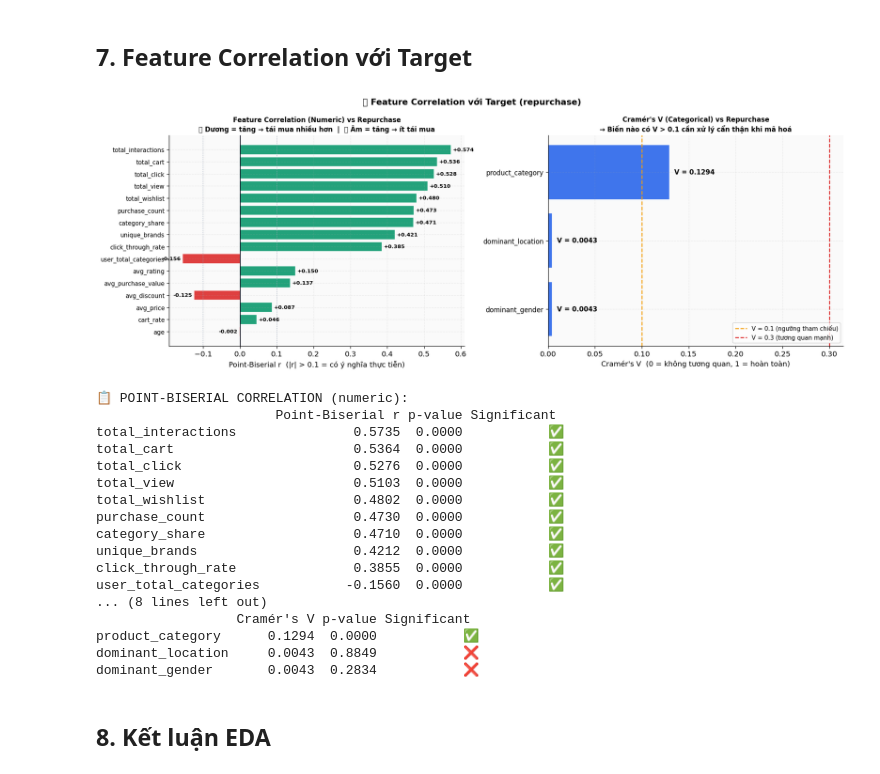
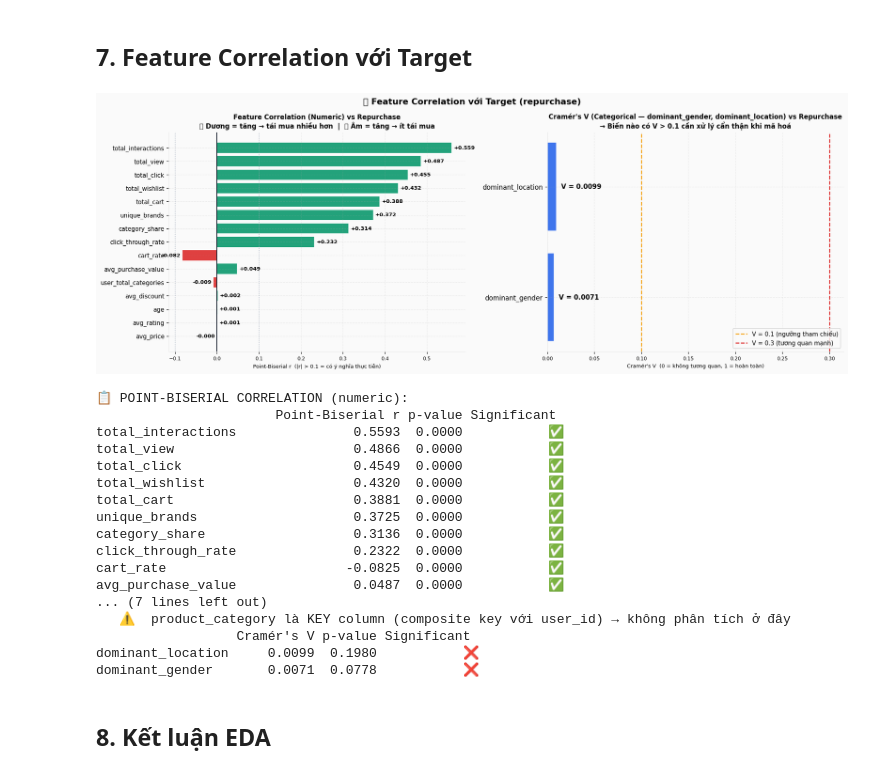
Before and after one commit to TranThiNgocVy/MOCK_PROJECT-NHOM2, a Jupyter notebook: 2_Exploratory_Data_Analysis.ipynb, the cells around one changed output. Saved outputs shown, nothing was run; the diff lists cells and outputs as text; code cells hidden in the pictures.

Commit message:
loai bo feature gay leakage data

```diff
--- a/2_Exploratory_Data_Analysis.ipynb
+++ b/2_Exploratory_Data_Analysis.ipynb
@@ -298,8 +510,8 @@ cart_rate               -0.0825
 # %%
 # ============================================================
 # SECTION 5: Categorical features vs repurchase
-# Màu: PAL['neg']/PAL['pos'] cho phân rã class
-#      Bars "tỷ lệ tái mua": gradient xanh/đỏ theo giá trị vs mean
+# Màu: PALETTE[0]/PALETTE[1] cho phân rã class (hồng / xanh VI)
+#      Bars "tỷ lệ tái mua": hồng/xanh theo giá trị vs mean
 # ============================================================
 cat_features = ['product_category', 'dominant_gender', 'dominant_location']
 
@@ -327,10 +539,10 @@ for col in cat_features:
 
     y_pos = np.arange(len(cross_pct))
     axes[0].barh(y_pos, cross_pct['Không tái mua (0)'],
-                 color=PAL['neg'], edgecolor='white', alpha=0.85, label='Không tái mua (0)')
+                 color=PALETTE[0], edgecolor=PALETTE_EDGE[0], linewidth=0.5, alpha=0.92, label='Không tái mua (0)')
     axes[0].barh(y_pos, cross_pct['Tái mua (1)'],
                  left=cross_pct['Không tái mua (0)'],
-                 color=PAL['pos'], edgecolor='white', alpha=0.85, label='Tái mua (1)')
+                 color=PALETTE[1], edgecolor=PALETTE_EDGE[1], linewidth=0.5, alpha=0.92, label='Tái mua (1)')
     axes[0].set_yticks(y_pos)
     axes[0].set_yticklabels(cross_pct.index, fontsize=9)
     axes[0].set_xlabel('% khách hàng')
@@ -342,7 +554,7 @@ for col in cat_features:
     axes[0].set_facecolor('#FAFAFA')
 
     # ── Panel phải: Tỷ lệ tái mua — màu theo trên/dưới trung bình ─────────
-    bar_colors = [PAL['pos'] if v > overall_mean else PAL['neg']
+    bar_colors = [PALETTE[1] if v > overall_mean else PALETTE[0]
                   for v in repurchase_rate.values]
     bars = axes[1].barh(np.arange(len(repurchase_rate)),
                         repurchase_rate.values * 100,
@@ -356,7 +568,7 @@ for col in cat_features:
         axes[1].text(val + 0.4, bar.get_y() + bar.get_height() / 2,
                      f'{val:.1f}%', va='center', fontsize=9, fontweight='bold')
     axes[1].set_xlabel('Tỷ lệ tái mua (%)')
-    axes[1].set_title(f'Tỷ lệ Tái Mua theo {col}\n🟢 Trên TB = nhóm khách hàng tiềm năng',
+    axes[1].set_title(f'Tỷ lệ Tái Mua theo {col}\n🔵 Trên TB (xanh) = nhóm khách hàng tiềm năng',
                       fontsize=10, fontweight='bold')
     axes[1].legend(fontsize=9)
     axes[1].set_facecolor('#FAFAFA')
@@ -380,7 +592,7 @@ for col in cat_features:
 # %%
 # ============================================================
 # SECTION 6: Outlier detection — Boxplot by repurchase
-# Màu: PAL['neg']/PAL['pos'] nhất quán (không thay đổi)
+# Màu: PALETTE[0]/PALETTE[1] — VI class colors (hồng / xanh pastel)
 # NOTE: purchase_count đã xóa → thay bằng total_interactions
 # ============================================================
 outlier_cols = ['cart_rate', 'click_through_rate', 'avg_purchase_value',
@@ -404,19 +616,19 @@ for i, col in enumerate(outlier_cols):
         capprops=dict(linewidth=1.2),
         flierprops=dict(marker='o', markersize=2, alpha=0.4)
     )
-    # Tô màu nhất quán PAL
-    bp['boxes'][0].set_facecolor(PAL['neg'] + '30')
-    bp['boxes'][0].set_edgecolor(PAL['neg'])
-    bp['fliers'][0].set_markerfacecolor(PAL['neg'])
-    bp['boxes'][1].set_facecolor(PAL['pos'] + '30')
-    bp['boxes'][1].set_edgecolor(PAL['pos'])
-    bp['fliers'][1].set_markerfacecolor(PAL['pos'])
+    # Tô màu theo Visual Identity (hồng / xanh)
+    bp['boxes'][0].set_facecolor(PALETTE[0])
+    bp['boxes'][0].set_edgecolor(PALETTE_EDGE[0])
+    bp['fliers'][0].set_markerfacecolor(PALETTE_EDGE[0])
+    bp['boxes'][1].set_facecolor(PALETTE[1])
+    bp['boxes'][1].set_edgecolor(PALETTE_EDGE[1])
+    bp['fliers'][1].set_markerfacecolor(PALETTE_EDGE[1])
 
     ax.set_title(col, fontsize=11, fontweight='bold')
     ax.set_facecolor('#FAFAFA')
 
     # IQR outlier count per class
-    for data, label_str, color in [(data_0, '0', PAL['neg']), (data_1, '1', PAL['pos'])]:
+    for data, label_str, color in [(data_0, '0', PALETTE_EDGE[0]), (data_1, '1', PALETTE_EDGE[1])]:
         q1, q3 = data.quantile(0.25), data.quantile(0.75)
         iqr = q3 - q1
         n_out = ((data < q1 - 1.5*iqr) | (data > q3 + 1.5*iqr)).sum()
@@ -429,7 +641,7 @@ for i, col in enumerate(outlier_cols):
         ax.legend(fontsize=8)
 
 plt.suptitle('Outlier Detection — Boxplot theo Repurchase\n'
-             '🔴 Không tái mua  |  🟢 Tái mua  |  cart_rate > 1 là HỢP LỆ (direct-to-cart)\n'
+             '🩷 Không tái mua  |  🔵 Tái mua  |  cart_rate > 1 là HỢP LỆ (direct-to-cart)\n'
              '⚠️ purchase_count không có trong dataset (đã xóa — anti-leakage)',
              fontsize=13, fontweight='bold')
 plt.tight_layout()
@@ -483,8 +695,9 @@ pb_df = pd.DataFrame(pb_results).T.sort_values('Point-Biserial r', key=abs, asce
 pb_df['Point-Biserial r'] = pb_df['Point-Biserial r'].astype(float)
 
 # --- Cramér's V cho categorical ---
+# ⚠️  product_category là KEY column (composite key với user_id) → KHÔNG phân tích như feature
 cramers_results = {}
-for col in ['dominant_gender', 'dominant_location', 'product_category']:
+for col in ['dominant_gender', 'dominant_location']:
     contingency = pd.crosstab(df[col], df['repurchase'])
     chi2, pval, _, _ = stats.chi2_contingency(contingency)
     n = contingency.sum().sum()
@@ -525,53 +738,54 @@ axes[0].set_facecolor('#FAFAFA')
 # ── Panel phải: Cramér's V ────────────────────────────────────────────────────
 cramers_vals = cramers_df["Cramér's V"].astype(float)
 # Dùng PAL['primary'] (xanh dương đậm) — metric đơn, không có chiều dương/âm
 cr_colors = [PAL['primary']] * len(cramers_vals)
 bars2 = axes[1].barh(range(len(cramers_vals)), cramers_vals.values[::-1],
                      color=cr_colors, edgecolor='white', alpha=0.88)
 axes[1].set_yticks(range(len(cramers_vals)))
 axes[1].set_yticklabels(cramers_vals.index[::-1], fontsize=10)
 axes[1].axvline(0.1, color=PAL['warning'], linewidth=1.5, linestyle='--',
                 label='V = 0.1 (ngưỡng tham chiếu)')
 axes[1].axvline(0.3, color=PAL['neg'],     linewidth=1.5, linestyle='--',
                 label='V = 0.3 (tương quan mạnh)')
 for bar, val in zip(bars2, cramers_vals.values[::-1]):
     axes[1].text(val + 0.005, bar.get_y() + bar.get_height()/2,
                  f'V = {val:.4f}', va='center', fontsize=10, fontweight='bold')
 axes[1].set_xlabel("Cramér's V  (0 = không tương quan, 1 = hoàn toàn)")
-axes[1].set_title("Cramér's V (Categorical) vs Repurchase\n"
+axes[1].set_title("Cramér's V (Categorical — dominant_gender, dominant_location) vs Repurchase\n"
                   "→ Biến nào có V > 0.1 cần xử lý cẩn thận khi mã hoá",
                   fontsize=10, fontweight='bold')
 axes[1].legend(fontsize=9, loc='lower right')
 axes[1].set_facecolor('#FAFAFA')
 
 plt.suptitle('🔗 Feature Correlation với Target (repurchase)',
              fontsize=13, fontweight='bold')
 plt.tight_layout()
 plt.show()
 
 print('\n📋 POINT-BISERIAL CORRELATION (numeric):')
 print(pb_df[['Point-Biserial r', 'p-value', 'Significant']].to_string())
-print(f'\n📋 CRAMÉR\'S V (categorical):')
+print(f'\n📋 CRAMÉR\'S V (categorical — dominant_gender, dominant_location):')
+print('   ⚠️  product_category là KEY column (composite key với user_id) → không phân tích ở đây')
 print(cramers_df.to_string())
 # %% [output]
-[figure, old version]
+[figure, new version]
 📋 POINT-BISERIAL CORRELATION (numeric):
                        Point-Biserial r p-value Significant
-total_interactions               0.5735  0.0000           ✅
-total_cart                       0.5364  0.0000           ✅
-total_click                      0.5276  0.0000           ✅
-total_view                       0.5103  0.0000           ✅
-total_wishlist                   0.4802  0.0000           ✅
-purchase_count                   0.4730  0.0000           ✅
-category_share                   0.4710  0.0000           ✅
-unique_brands                    0.4212  0.0000           ✅
-click_through_rate               0.3855  0.0000           ✅
-user_total_categories           -0.1560  0.0000           ✅
-... (8 lines left out)
+total_interactions               0.5593  0.0000           ✅
+total_view                       0.4866  0.0000           ✅
+total_click                      0.4549  0.0000           ✅
+total_wishlist                   0.4320  0.0000           ✅
+total_cart                       0.3881  0.0000           ✅
+unique_brands                    0.3725  0.0000           ✅
+category_share                   0.3136  0.0000           ✅
+click_through_rate               0.2322  0.0000           ✅
+cart_rate                       -0.0825  0.0000           ✅
+avg_purchase_value               0.0487  0.0000           ✅
+... (7 lines left out)
+   ⚠️  product_category là KEY column (composite key với user_id) → không phân tích ở đây
                   Cramér's V p-value Significant
-product_category      0.1294  0.0000           ✅
-dominant_location     0.0043  0.8849           ❌
-dominant_gender       0.0043  0.2834           ❌
+dominant_location     0.0099  0.1980           ❌
+dominant_gender       0.0071  0.0778           ❌
 # %% [markdown]
 ## 8. Kết luận EDA
 # %%
```
Also changed, not shown: parts of 10 cells of this notebook, 13 other files.
